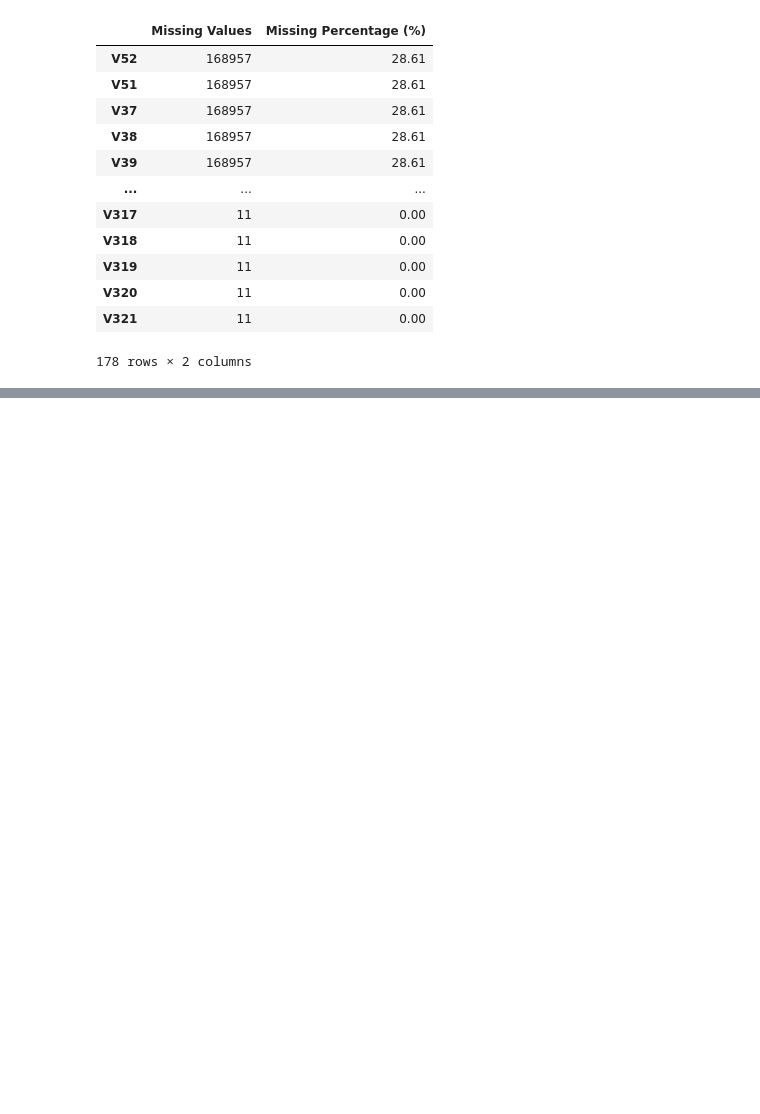
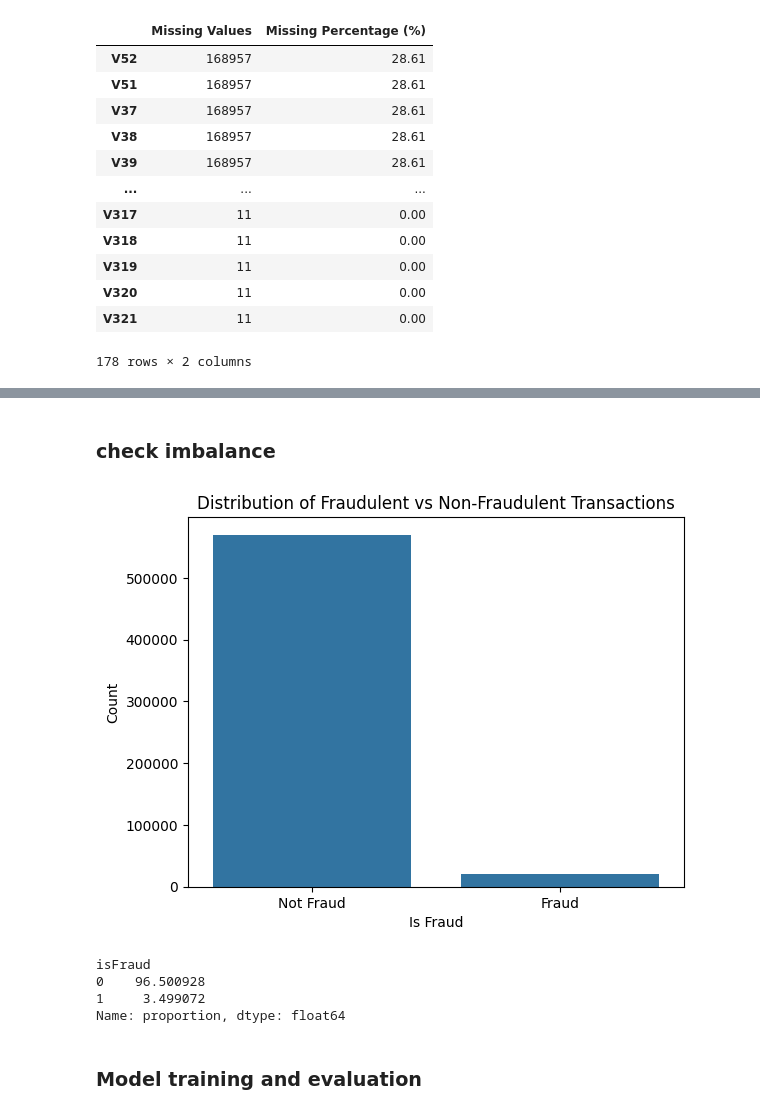
Before and after one commit to rsh-119/fraud_detection_using_ML, a Jupyter notebook: notebooks/fraud_detection.ipynb, the cells around one changed output, grey strips where cells are left out. Saved outputs shown, nothing was run; the diff lists cells and outputs as text; code cells hidden in the pictures; blank space fills up the shorter version.

```diff
--- a/notebooks/fraud_detection.ipynb
+++ b/notebooks/fraud_detection.ipynb
@@ -141,0 +206,3 @@ check_missing(df, dtype=['float32', 'int32'])
+# %%
+# Compute the correlation matrix (for numerical columns only)
+corr_matrix = df.select_dtypes(include=['number']).corr()
@@ -141,0 +223,5 @@ check_missing(df, dtype=['float32', 'int32'])
+# %%
+# Then call it
+high_corr_pairs = get_high_correlations(corr_matrix, threshold=0.9)
+for feature1, feature2, corr_value in high_corr_pairs[:10]:
+  print(f"{feature1} ↔ {feature2} = {corr_value:.2f}")
@@ -141,0 +241,8 @@ check_missing(df, dtype=['float32', 'int32'])
+# %%
+
+to_drop = set()
+for feature1, feature2, _ in high_corr_pairs:
+	if feature1 not in to_drop:
+	  to_drop.add(feature2)
+
+df.drop(columns=list(to_drop), inplace=True)
@@ -141,0 +257,9 @@ check_missing(df, dtype=['float32', 'int32'])
+# %%
+from sklearn.preprocessing import LabelEncoder
+
+# Label Encoding for high-cardinality feature
+le = LabelEncoder()
+df['P_emaildomain'] = le.fit_transform(df['P_emaildomain'])
+
+# One-Hot Encoding for low-cardinality features
+df = pd.get_dummies(df, columns=['ProductCD', 'card4', 'card6', 'M6'], drop_first=True)
@@ -141,0 +277,26 @@ check_missing(df, dtype=['float32', 'int32'])
+# %% [markdown]
+### check imbalance
+# %%
+# Visualize class imbalance
+import seaborn as sns
+import matplotlib.pyplot as plt
+
+# Plot the class distribution
+sns.countplot(x='isFraud', data=df)
+plt.title('Distribution of Fraudulent vs Non-Fraudulent Transactions')
+plt.xlabel('Is Fraud')
+plt.ylabel('Count')
+plt.xticks([0, 1], ['Not Fraud', 'Fraud'])
+plt.show()
+
+# Print percentage distribution
+fraud_rate = df['isFraud'].value_counts(normalize=True) * 100
+print(fraud_rate)
+# %% [output]
+[figure, added]
+isFraud
+0    96.500928
+1     3.499072
+Name: proportion, dtype: float64
+# %% [markdown]
+### Model training and evaluation
```
Also changed, not shown: parts of 33 cells of this notebook.
